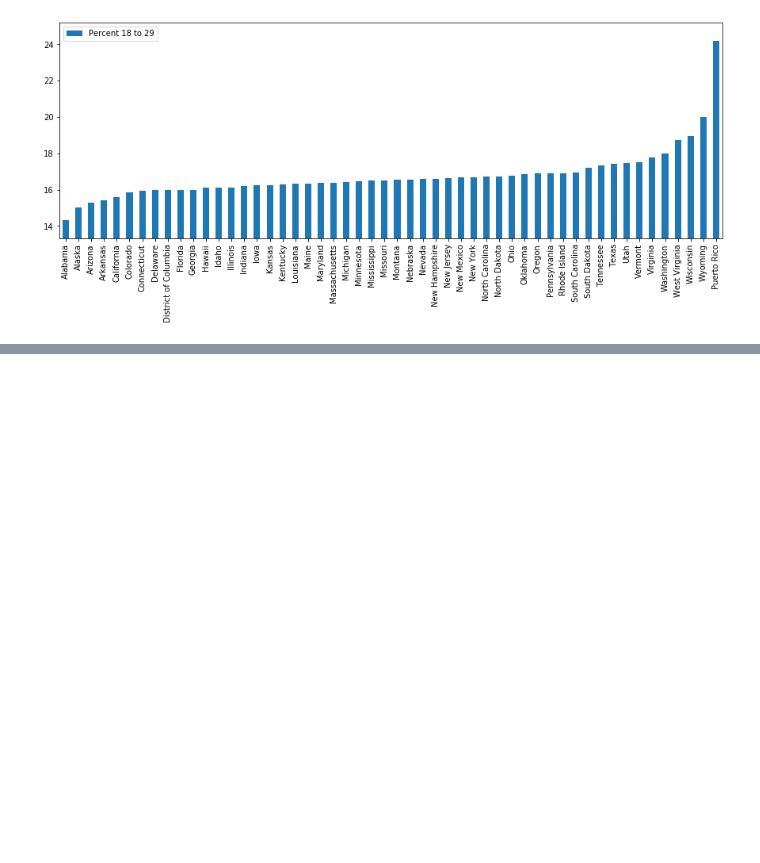
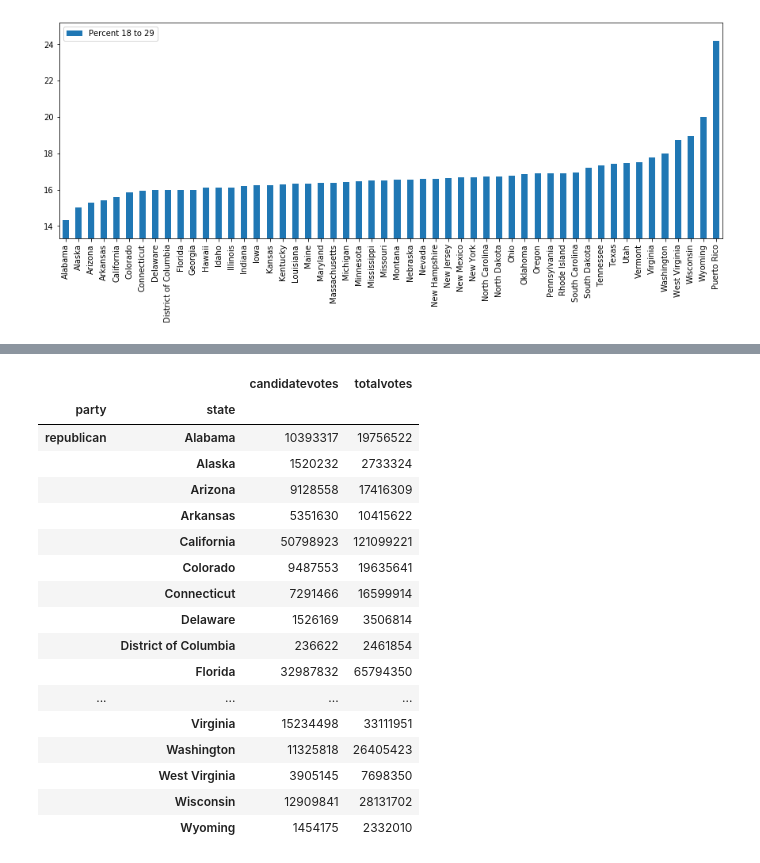
Before and after one commit to CodingMage/project_1_TeamTuring, a Jupyter notebook: connor-data.ipynb, the cells around one changed output, grey strips where cells are left out. Saved outputs shown, nothing was run; the diff lists cells and outputs as text; code cells hidden in the pictures; blank space fills up the shorter version.

```diff
--- a/connor-data.ipynb
+++ b/connor-data.ipynb
@@ -410,0 +495,30 @@ plt.tight_layout
+# %%
+#would consider conservative, republican, and liberal party democrat. need to combine.
+combined_dem_rep_2012 = df_2012.replace("conservative","republican")
+combined_dem_rep_2012 = combined_dem_rep_2012.replace("liberal party", "democrat")
+combined_dem_rep_2012 = combined_dem_rep_2012.replace("democratic-farmer-labor","democrat")
+dems_2012 = combined_dem_rep_2012.loc[combined_dem_rep["party"] == "democrat"]
+repubs_2012 = combined_dem_rep_2012.loc[combined_dem_rep["party"] == "republican"]
+dems_repubs_2012 = dems_2012.append(repubs)
+state_count_2012 = dems_repubs_2012.groupby(["party", "state"])
+state_count_2012 = pd.DataFrame(state_count_2012[["candidatevotes", "totalvotes"]].sum())
+state_count_2012
+# %% [output]
+|  |  | candidatevotes | totalvotes |
+| party | state |  |  |
+| republican | Alabama | 10393317 | 19756522 |
+|  | Alaska | 1520232 | 2733324 |
+|  | Arizona | 9128558 | 17416309 |
+|  | Arkansas | 5351630 | 10415622 |
+|  | California | 50798923 | 121099221 |
+|  | Colorado | 9487553 | 19635641 |
+|  | Connecticut | 7291466 | 16599914 |
+|  | Delaware | 1526169 | 3506814 |
+|  | District of Columbia | 236622 | 2461854 |
+|  | Florida | 32987832 | 65794350 |
+| ... | ... | ... | ... |
+|  | Virginia | 15234498 | 33111951 |
+|  | Washington | 11325818 | 26405423 |
+|  | West Virginia | 3905145 | 7698350 |
+|  | Wisconsin | 12909841 | 28131702 |
+|  | Wyoming | 1454175 | 2332010 |
```
Also changed, not shown: parts of 8 cells of this notebook, 1 other file.
